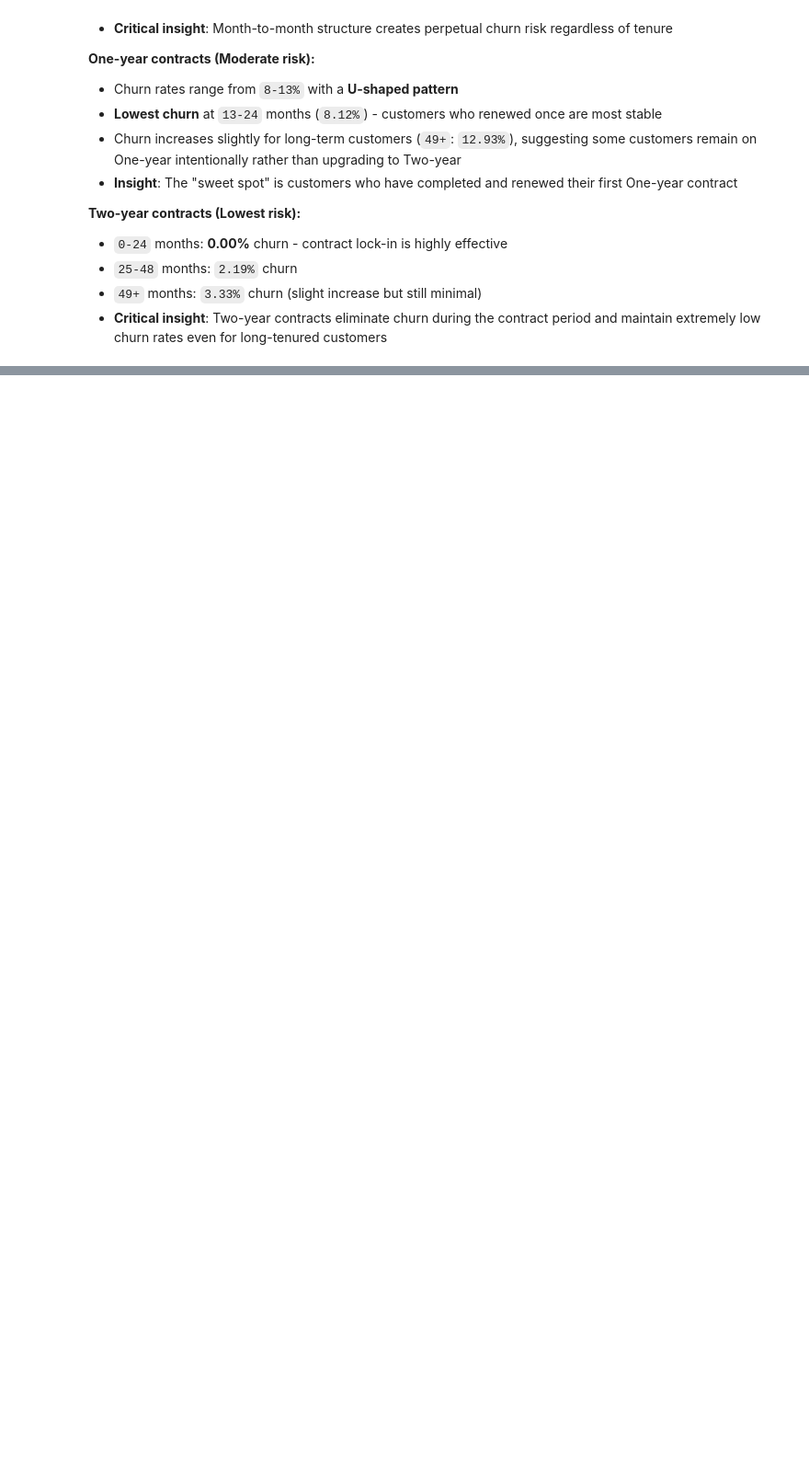
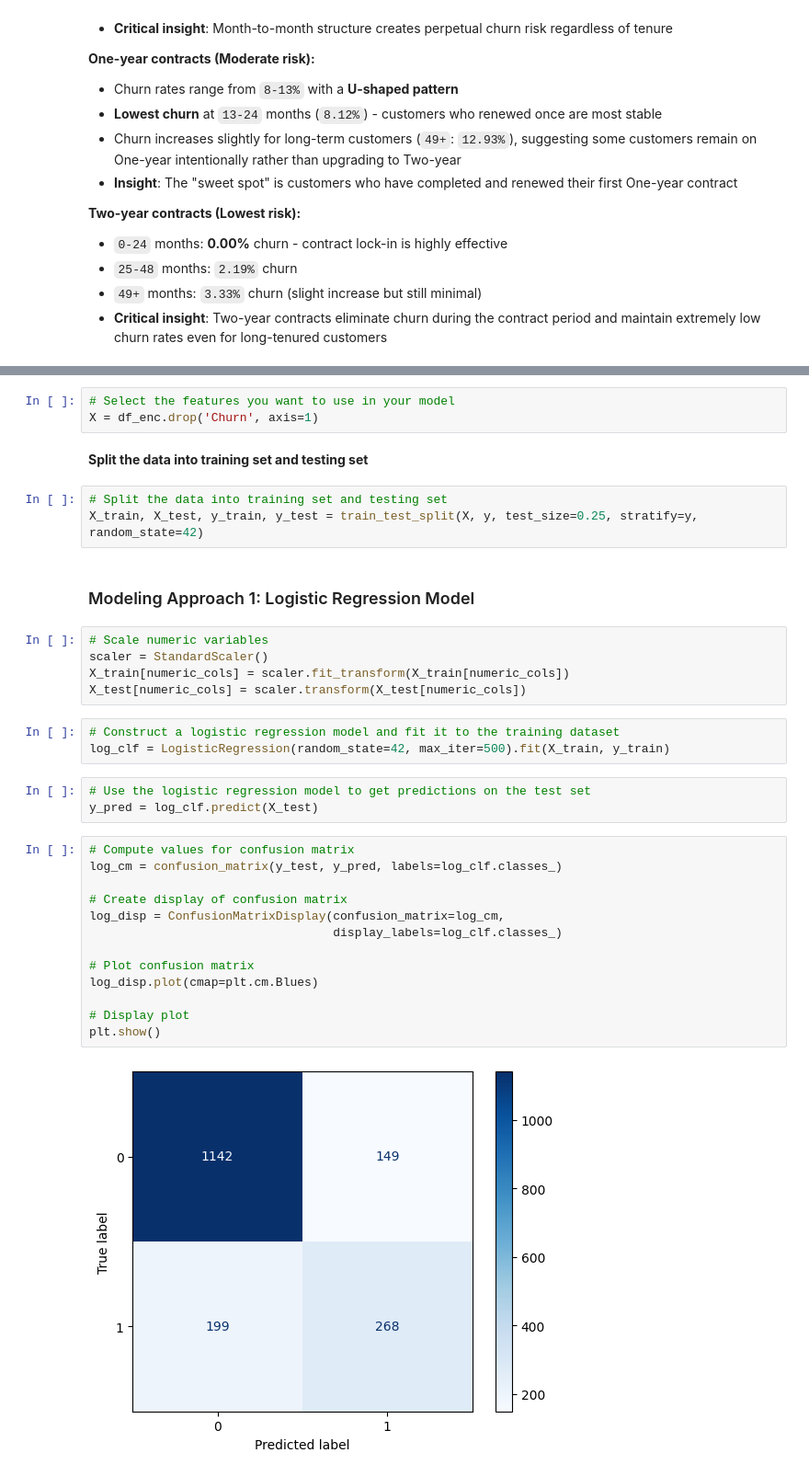
Before and after one commit to nh-adorie/adorie-data-projects, a Jupyter notebook: telco-customer-churn/main.py.ipynb, the cells around one changed output, grey strips where cells are left out. Shown at 92% size. Saved outputs shown, nothing was run; the diff lists cells and outputs as text; blank space fills up the shorter version.

Commit message:
logistics regression

```diff
--- a/telco-customer-churn/main.py.ipynb
+++ b/telco-customer-churn/main.py.ipynb
@@ -522,0 +611,36 @@ plot_churn_heatmap(df1, 'Contract', 'tenure_group')
+# %%
+# Select the features you want to use in your model
+X = df_enc.drop('Churn', axis=1)
+# %% [markdown]
+**Split the data into training set and testing set**
+# %%
+# Split the data into training set and testing set
+X_train, X_test, y_train, y_test = train_test_split(X, y, test_size=0.25, stratify=y, random_state=42)
+# %% [markdown]
+### Modeling Approach 1: Logistic Regression Model
+# %%
+# Scale numeric variables
+scaler = StandardScaler()
+X_train[numeric_cols] = scaler.fit_transform(X_train[numeric_cols])
+X_test[numeric_cols] = scaler.transform(X_test[numeric_cols])
+# %%
+# Construct a logistic regression model and fit it to the training dataset
+log_clf = LogisticRegression(random_state=42, max_iter=500).fit(X_train, y_train)
+# %%
+# Use the logistic regression model to get predictions on the test set
+y_pred = log_clf.predict(X_test)
+# %%
+# Compute values for confusion matrix
+log_cm = confusion_matrix(y_test, y_pred, labels=log_clf.classes_)
+
+# Create display of confusion matrix
+log_disp = ConfusionMatrixDisplay(confusion_matrix=log_cm,
+                                  display_labels=log_clf.classes_)
+
+# Plot confusion matrix
+log_disp.plot(cmap=plt.cm.Blues)
+
+# Display plot
+plt.show()
+# %% [output]
+[figure, added]
```
Also changed, not shown: parts of 19 cells of this notebook.
